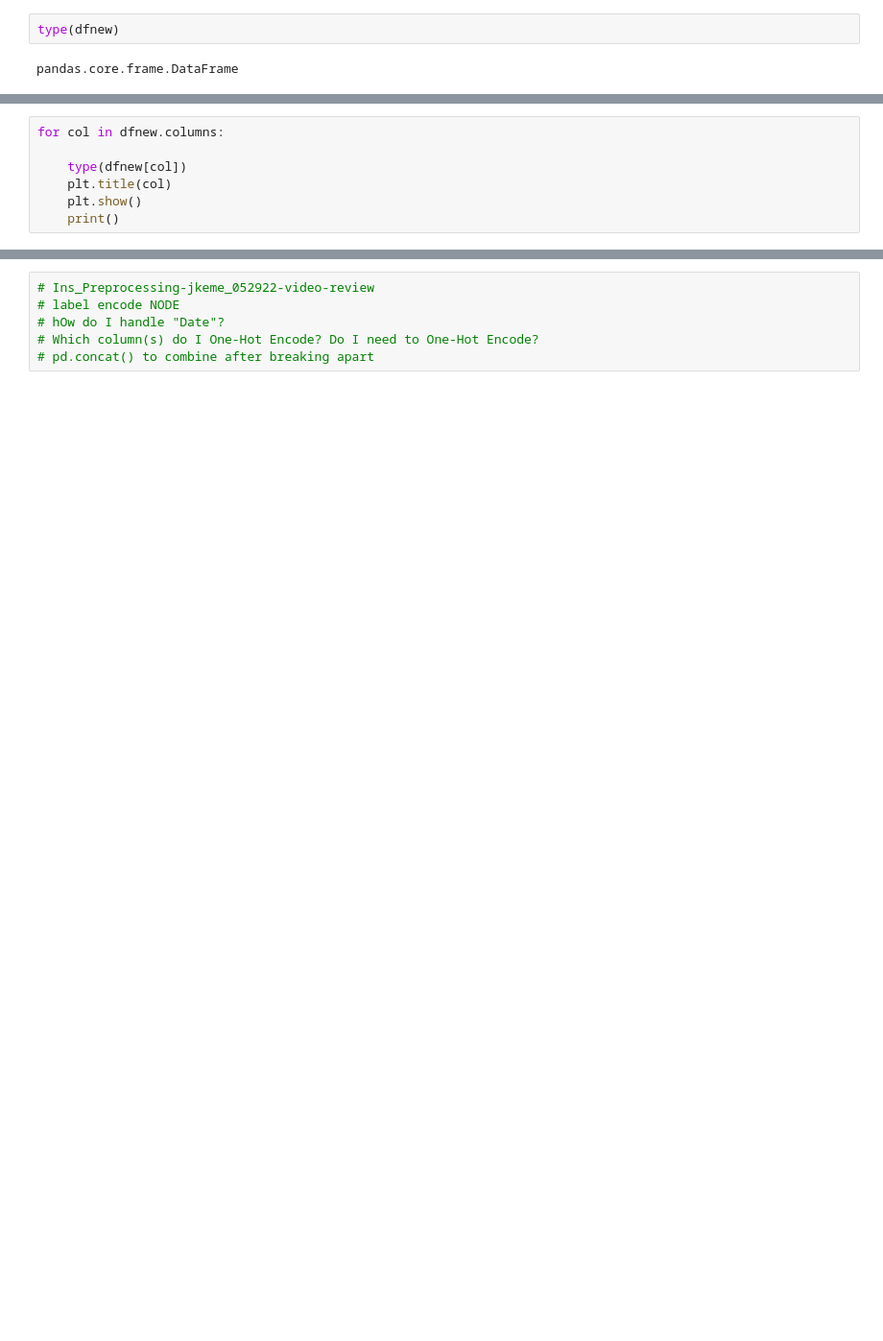
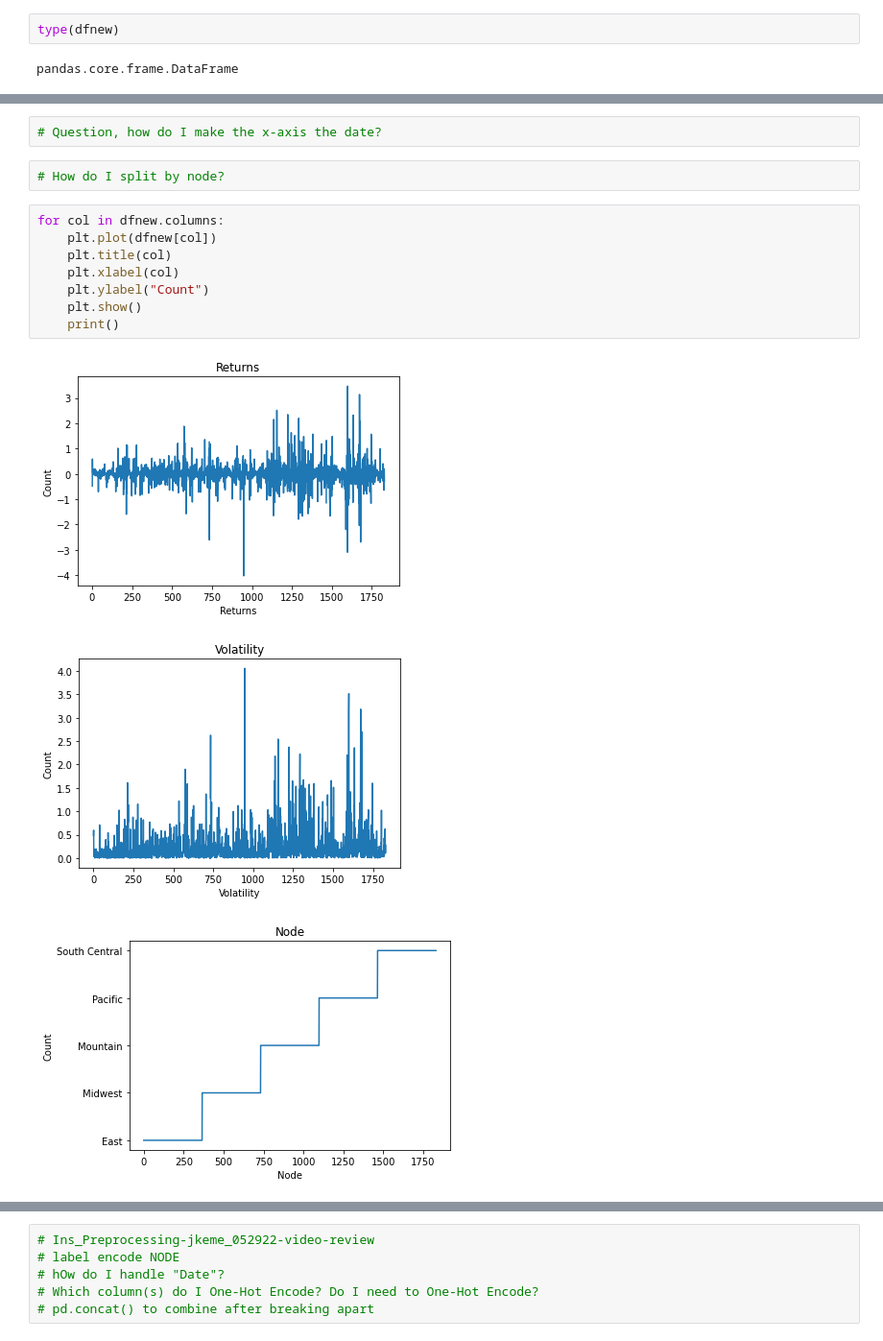
Before and after one commit to boojaado/smu_project_capstone, a Jupyter notebook: 060122-1856CST.ipynb, the cells around one changed output, grey strips where cells are left out. Shown at 96% size. Drawn from its saved outputs; the diff is of its cells as text; blank space fills up the shorter version.

```diff
--- a/060122-1856CST.ipynb
+++ b/060122-1856CST.ipynb
@@ -152,7 +201,16 @@ colsnew = ['Volatility', 'Node', 'Date', 'Sit', 'INV', 'DNG', 'QNG', 'HHDiffit',
+# %%
+# Question, how do I make the x-axis the date?
+# %%
+# How do I split by node?
 # %%
 for col in dfnew.columns:
-
-    type(dfnew[col])
+    plt.plot(dfnew[col])
     plt.title(col)
+    plt.xlabel(col)
+    plt.ylabel("Count")
     plt.show()
     print()
+# %% [output]
+[figure, added]
+[figure, added]
+[figure, added]
```
Also changed, not shown: parts of 86 cells of this notebook, 2 other files.
